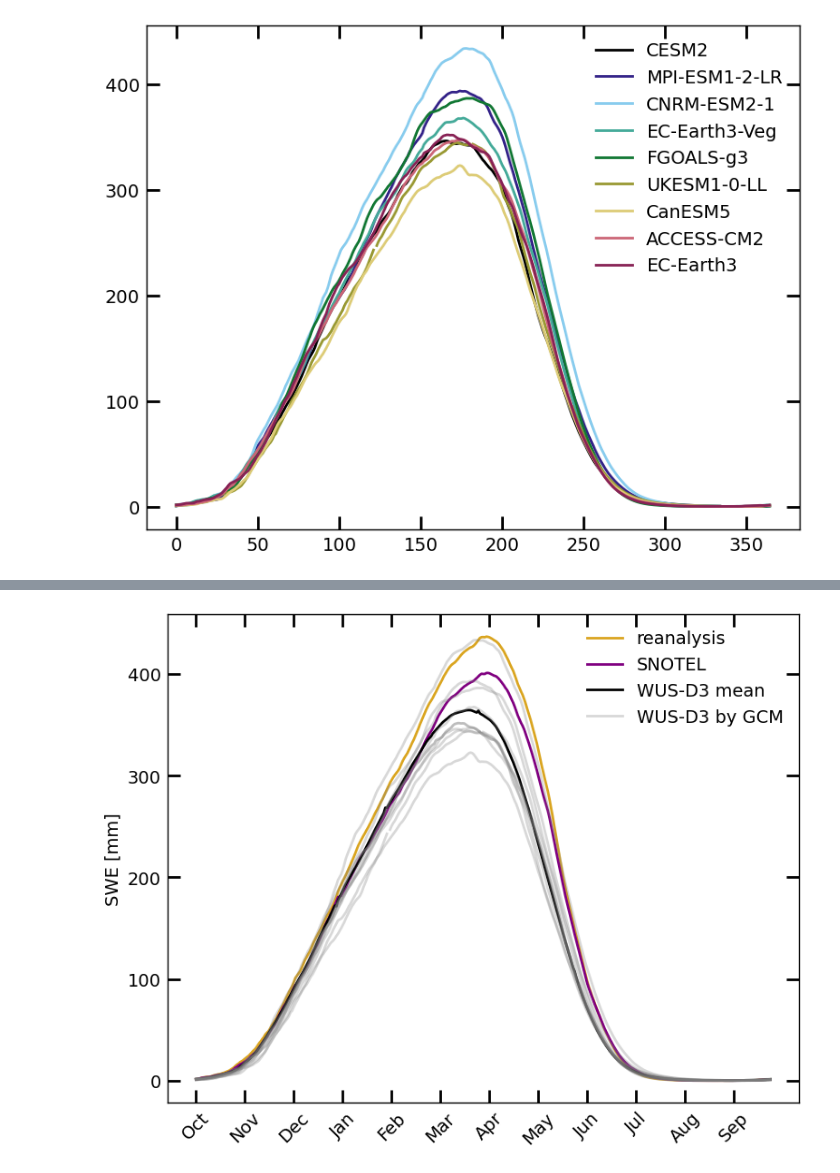
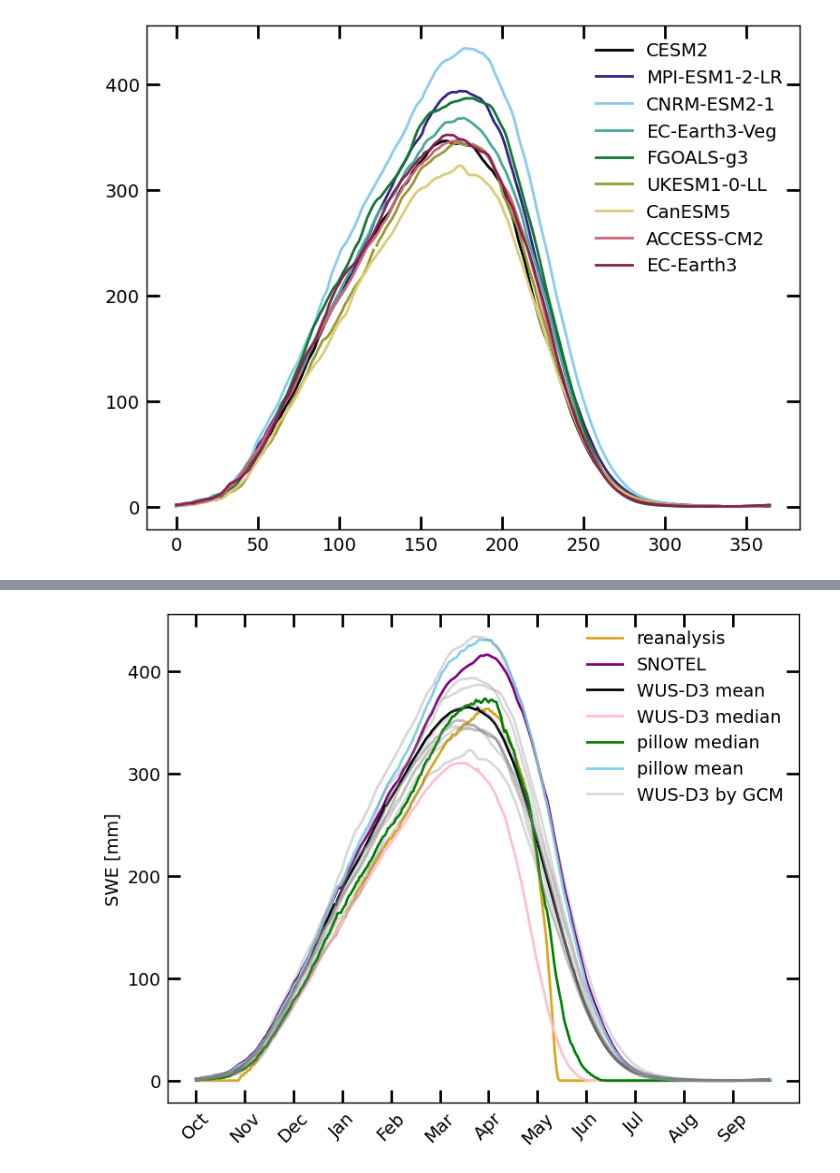
Before and after one commit to mariannecowherd/resilient-snowpack-estimation, a Jupyter notebook: code/ext_climatology.ipynb, the cells around one changed output, grey strips where cells are left out. Saved outputs shown, nothing was run; the diff lists cells and outputs as text; code cells hidden in the pictures.

Commit message:
figure aesthetics and CCSS data

```diff
--- a/code/ext_climatology.ipynb
+++ b/code/ext_climatology.ipynb
@@ -30,2 +31,5 @@ ucla_snotel_data = scipy.io.loadmat(f'{ucladir}/SNOTEL_SWE_WY1985_2021_high_res.
 ## snotel data
 snotel_from_WRF_BC = xr.open_dataset(f'{basedir}/data/tmp/all_snotelWRF_365.nc').rename({'__xarray_dataarray_variable__':'swe'})
+# %%
+ucla_cdec_data = ucla_cdec_data.flatten()[0]['SWE_Reanalysis_post']
+ucla_snotel_data = ucla_snotel_data.flatten()[0]['SWE_Reanalysis_post']
@@ -71,7 +90,7 @@ for num in shared_entries:
     file = f"{snoteldir}/snotel{num}.csv"
     df = pd.read_csv(file, parse_dates = True)
     df['Date'] = pd.to_datetime(df['datetime'])
-    df = df[(df['Date'].dt.year >= 1980) & (df['Date'].dt.year <= 2015)]
+    df = df[(df['Date'].dt.year >= 1985) & (df['Date'].dt.year <= 2015)]
     snotel_data.append(df)
 snotel_df = pd.concat([df.set_index('Date')['SWE'] for df in snotel_data], axis=1)
 meansnotel = snotel_df.groupby(snotel_df.index.dayofyear).mean()
@@ -81,6 +100,7 @@ gc.collect()
 0
 # %%
 wrf_snotel_daily_mean = snotel_from_WRF_BC.mean(dim = 'site').mean(dim = 'gcm').swe
+wrf_snotel_daily_median = snotel_from_WRF_BC.median(dim = 'site').mean(dim = 'gcm').swe
 # %%
 gcms = ['CESM2','MPI-ESM1-2-LR','CNRM-ESM2-1',
         'EC-Earth3-Veg','FGOALS-g3','UKESM1-0-LL',
@@ -94,3 +114,6 @@ ax.legend()
 plt.show()
 # %% [output]
 [figure]
+# %%
+cdecdaily = pd.read_csv('../../cdecdaily.csv')
+cdecdaily
@@ -101,47 +237,60 @@ snotelcolor = 'purple'
 uclacolor = 'goldenrod'
 ## ucla data
 
-ucla_mean = np.nanmean(ucla_snotel_data['SWE'][:,0:30,:], axis = (0,1)) * 1000
+ucla_mean = np.nanmedian(ucla_snotel_data['SWE'][:,0:30,:], axis = (0,1)) * 1000
 ucla_sd = np.nanstd(ucla_snotel_data['SWE'][:,0:30,:], axis = (0,1)) * 1000
 
 ## snotel from WRF
 shifted_wrf_mean = np.roll(wrf_snotel_daily_mean.values.flatten(), shift=90)
+shifted_wrf_median = np.roll(wrf_snotel_daily_median.values.flatten(), shift = 90)
+
 #shifted_wrf_sd = np.roll(wrf_snotel_daily_sd.values.flatten(), shift=90)
 
 ## snotel station data
-snotel_mean = np.nanmean(meansnotel, axis = 1) * 24.5
-snotel_sd = np.nanstd(meansnotel, axis = 1) * 24.5
+snotel_mean = np.nanmean(meansnotel, axis = 1) * 25.4
+snotel_sd = np.nanstd(meansnotel, axis = 1) * 25.4
 shifted_snotel_mean = np.roll(snotel_mean, shift=92)
 shifted_snotel_mean[91] = np.nanmean([shifted_snotel_mean[90], shifted_snotel_mean[92]])
 shifted_snotel_sd = np.roll(snotel_sd, shift=92)
+shifted_cdec = np.roll(cdecdaily.groupby('date').median().value, shift = 90) * 25.2
+shifted_cdec[89] = np.nanmean([shifted_cdec[88], shifted_cdec[90]])
+shifted_pillowmed = np.roll(pillowmed, shift = 92)
+shifted_pillowmed[91] = np.nanmean([shifted_pillowmed[92], shifted_pillowmed[90]])
+shifted_pillowmean = np.roll(pillowmean, shift = 92)
+shifted_pillowmean[91] = np.nanmean([shifted_pillowmean[92], shifted_pillowmean[90]])
 
 
 ## dates ##
 
 x = np.arange(365)  # 0 to 364
 
 # Create a list of month labels
 month_labels = ['Oct', 'Nov', 'Dec','Jan', 'Feb', 'Mar', 'Apr', 'May', 'Jun', 'Jul', 'Aug', 'Sep']
 ##
 
 fig,ax = plt.subplots()
 ax.plot(x, ucla_mean [0:365] , label = 'reanalysis', color = uclacolor)
 ax.plot(x, shifted_snotel_mean[0:365] , label = 'SNOTEL', color = snotelcolor)
 ax.plot(shifted_wrf_mean, label = 'WUS-D3 mean', color = wrfcolor)
+ax.plot(shifted_wrf_median, label = 'WUS-D3 median', color = 'pink')
+
+# ax.plot(shifted_cdec, label = 'CDEC', color = 'orchid')
+ax.plot(shifted_pillowmed, label = 'pillow median', color = 'green')
+ax.plot(shifted_pillowmean, label = 'pillow mean', color = 'skyblue')
 
 for gcm in snotel_from_WRF_BC.gcm:
     tmpdata = np.roll(snotel_from_WRF_BC.sel(gcm = gcm).mean(dim = 'site').swe, shift = 92)
     tmpdata[91] = np.nanmean([tmpdata[90], tmpdata[92]])
     ax.plot(tmpdata, color = 'gray', alpha = 0.3)
 ax.plot(tmpdata, color = 'gray', alpha = 0.3, label = 'WUS-D3 by GCM')
 
 
 ax.set_ylabel('SWE [mm]')
 ax.legend()
 ax.set_xticks(np.arange(0, 365, 31), month_labels, rotation=45)
 
 fig.savefig(f'{basedir}/figures/ext_climatology.png')
 
 plt.show()
 # %% [output]
-[figure, old version]
+[figure, new version]
```
Also changed, not shown: parts of 18 cells of this notebook, 12 other files.
